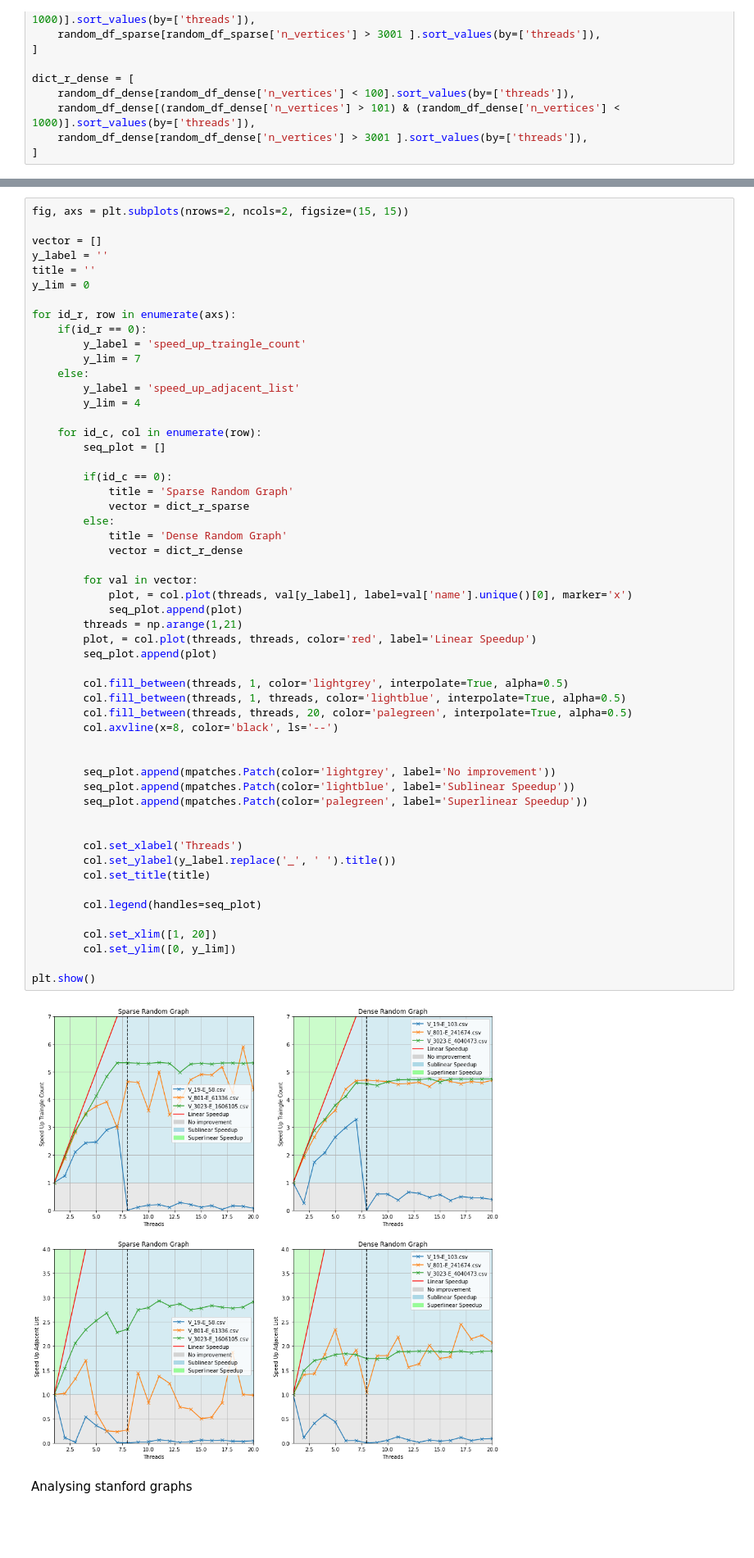
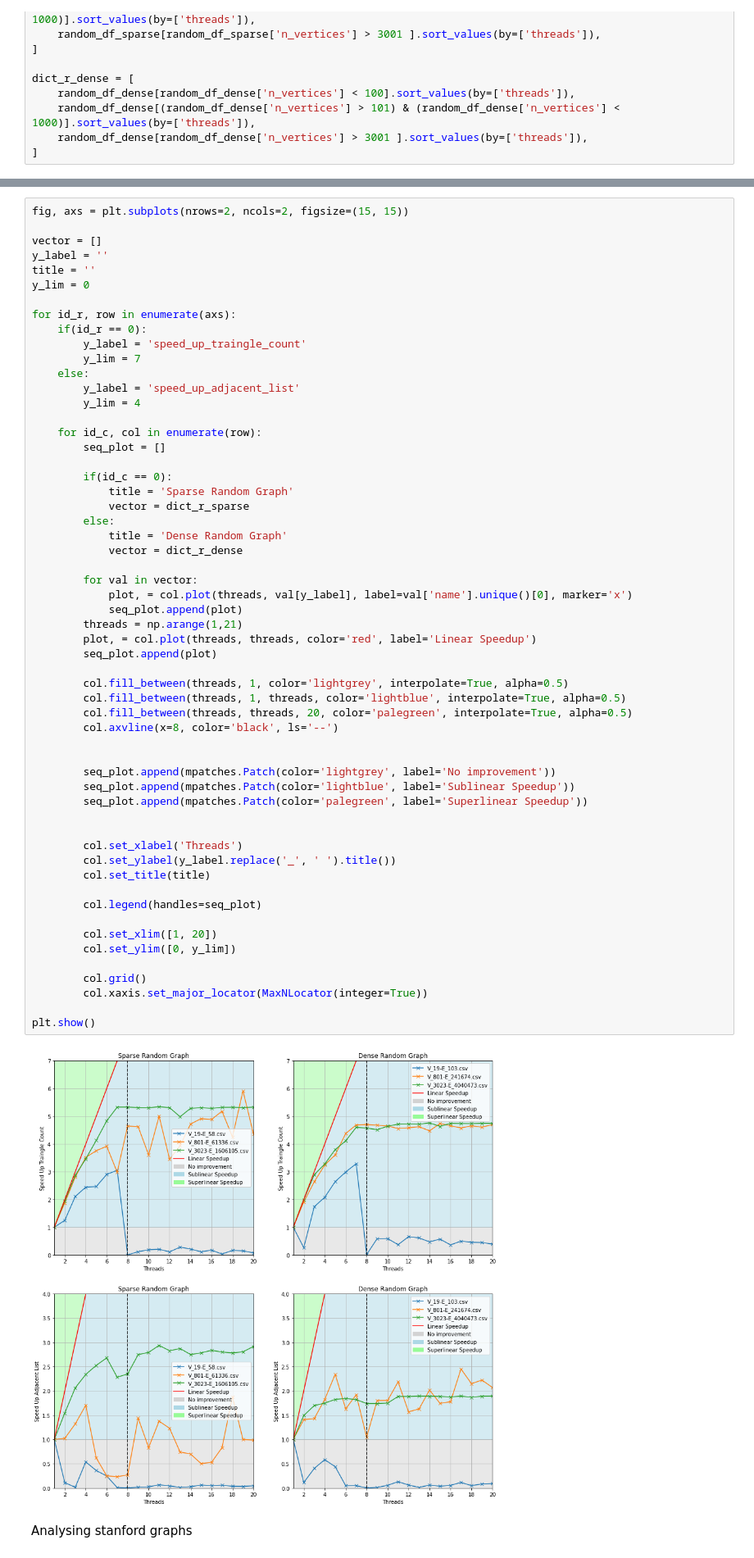
Before and after one commit to zuliani99/Undirected_Graphs_Triangle_Counter, a Jupyter notebook: Graph_Assignment1_LWMD.ipynb, the cells around one changed output, grey strips where cells are left out. Shown: that part at 82% size. Cells and saved outputs as stored; diff of their text form; blank space fills up the shorter version.

```diff
--- a/Graph_Assignment1_LWMD.ipynb
+++ b/Graph_Assignment1_LWMD.ipynb
@@ -58,34 +64,37 @@ for id_r, row in enumerate(axs):
 
         for val in vector:
             plot, = col.plot(threads, val[y_label], label=val['name'].unique()[0], marker='x')
             seq_plot.append(plot)
         threads = np.arange(1,21)
         plot, = col.plot(threads, threads, color='red', label='Linear Speedup')
         seq_plot.append(plot)
 
         col.fill_between(threads, 1, color='lightgrey', interpolate=True, alpha=0.5)
         col.fill_between(threads, 1, threads, color='lightblue', interpolate=True, alpha=0.5)
         col.fill_between(threads, threads, 20, color='palegreen', interpolate=True, alpha=0.5)
         col.axvline(x=8, color='black', ls='--')
 
 
         seq_plot.append(mpatches.Patch(color='lightgrey', label='No improvement'))
         seq_plot.append(mpatches.Patch(color='lightblue', label='Sublinear Speedup'))
         seq_plot.append(mpatches.Patch(color='palegreen', label='Superlinear Speedup'))
 
 
         col.set_xlabel('Threads')
         col.set_ylabel(y_label.replace('_', ' ').title())
         col.set_title(title)
 
         col.legend(handles=seq_plot)
 
         col.set_xlim([1, 20])
         col.set_ylim([0, y_lim])
 
+        col.grid()
+        col.xaxis.set_major_locator(MaxNLocator(integer=True))
+
 plt.show()
 # %% [output]
-[figure, old version]
+[figure, new version]
 # %% [markdown]
 Analysing stanford graphs
 # %%
```
Also changed, not shown: parts of 3 cells of this notebook.
